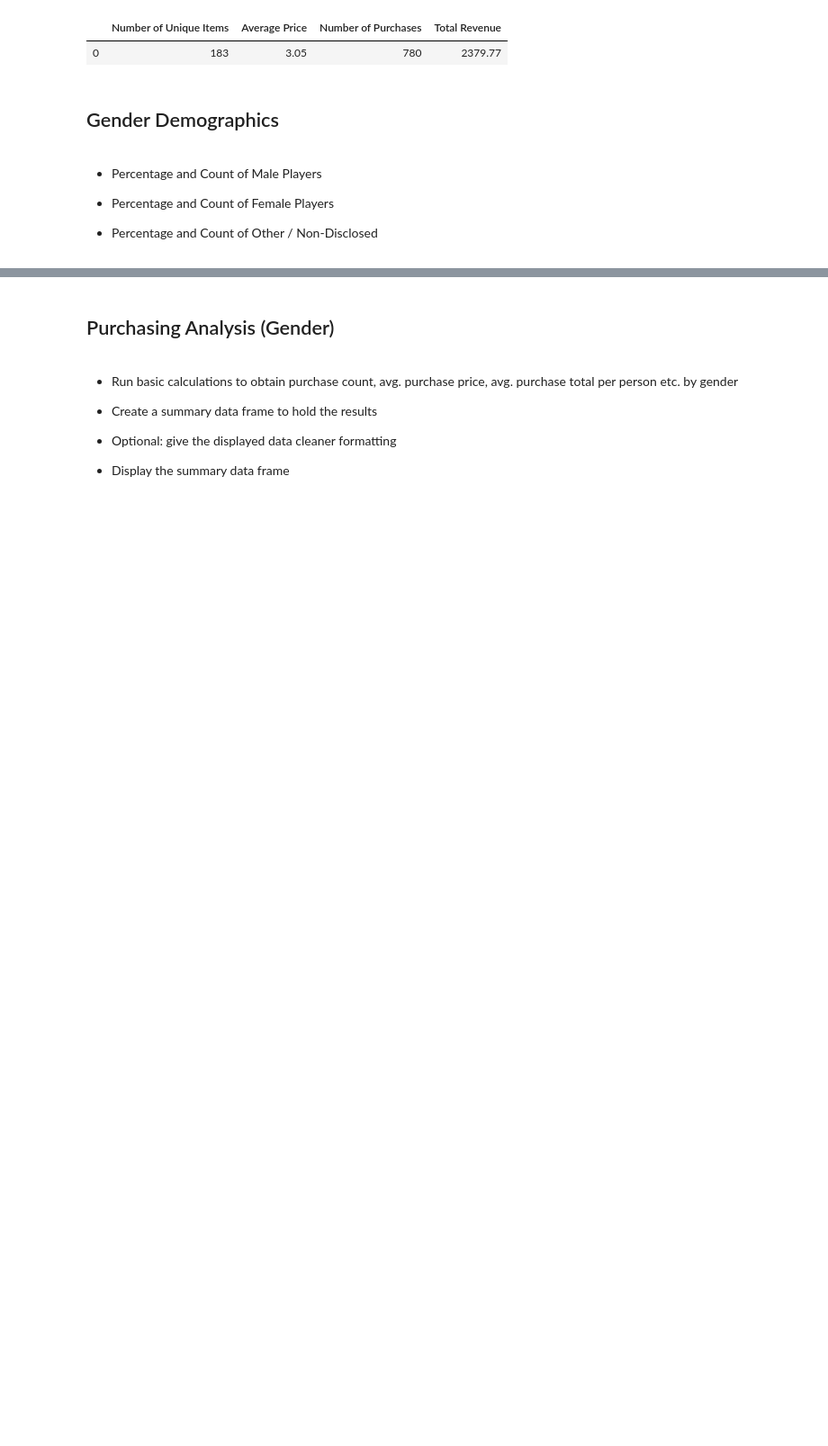
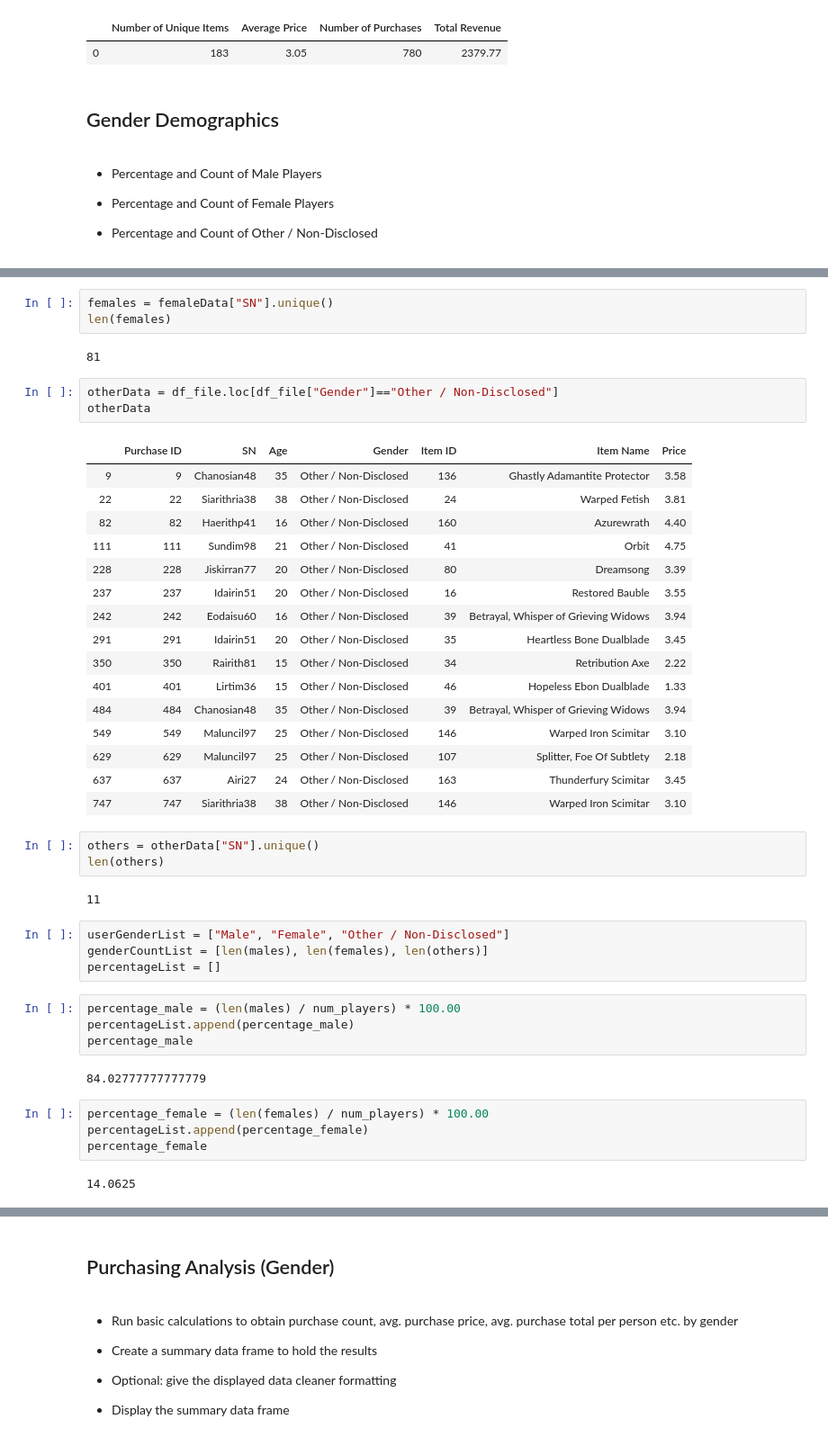
Before and after one commit to alvinochieng/pandas---challenge, a Jupyter notebook: HeroesOfPymoli/HeroesOfPymoli_starter.ipynb, the cells around one changed output, grey strips where cells are left out. Shown: that part at 90% size. Cells and saved outputs as stored; diff of their text form; blank space fills up the shorter version.

```diff
--- a/HeroesOfPymoli/HeroesOfPymoli_starter.ipynb
+++ b/HeroesOfPymoli/HeroesOfPymoli_starter.ipynb
@@ -79,0 +106,46 @@ gender_demographicsp
+# %%
+females = femaleData["SN"].unique()
+len(females)
+# %% [output]
+81
+# %%
+otherData = df_file.loc[df_file["Gender"]=="Other / Non-Disclosed"]
+otherData
+# %% [output]
+|  | Purchase ID | SN | Age | Gender | Item ID | Item Name | Price |
+| 9 | 9 | Chanosian48 | 35 | Other / Non-Disclosed | 136 | Ghastly Adamantite Protector | 3.58 |
+| 22 | 22 | Siarithria38 | 38 | Other / Non-Disclosed | 24 | Warped Fetish | 3.81 |
+| 82 | 82 | Haerithp41 | 16 | Other / Non-Disclosed | 160 | Azurewrath | 4.40 |
+| 111 | 111 | Sundim98 | 21 | Other / Non-Disclosed | 41 | Orbit | 4.75 |
+| 228 | 228 | Jiskirran77 | 20 | Other / Non-Disclosed | 80 | Dreamsong | 3.39 |
+| 237 | 237 | Idairin51 | 20 | Other / Non-Disclosed | 16 | Restored Bauble | 3.55 |
+| 242 | 242 | Eodaisu60 | 16 | Other / Non-Disclosed | 39 | Betrayal, Whisper of Grieving Widows | 3.94 |
+| 291 | 291 | Idairin51 | 20 | Other / Non-Disclosed | 35 | Heartless Bone Dualblade | 3.45 |
+| 350 | 350 | Rairith81 | 15 | Other / Non-Disclosed | 34 | Retribution Axe | 2.22 |
+| 401 | 401 | Lirtim36 | 15 | Other / Non-Disclosed | 46 | Hopeless Ebon Dualblade | 1.33 |
+| 484 | 484 | Chanosian48 | 35 | Other / Non-Disclosed | 39 | Betrayal, Whisper of Grieving Widows | 3.94 |
+| 549 | 549 | Maluncil97 | 25 | Other / Non-Disclosed | 146 | Warped Iron Scimitar | 3.10 |
+| 629 | 629 | Maluncil97 | 25 | Other / Non-Disclosed | 107 | Splitter, Foe Of Subtlety | 2.18 |
+| 637 | 637 | Airi27 | 24 | Other / Non-Disclosed | 163 | Thunderfury Scimitar | 3.45 |
+| 747 | 747 | Siarithria38 | 38 | Other / Non-Disclosed | 146 | Warped Iron Scimitar | 3.10 |
+# %%
+others = otherData["SN"].unique()
+len(others)
+# %% [output]
+11
+# %%
+userGenderList = ["Male", "Female", "Other / Non-Disclosed"]
+genderCountList = [len(males), len(females), len(others)]
+percentageList = []
+# %%
+percentage_male = (len(males) / num_players) * 100.00
+percentageList.append(percentage_male)
+percentage_male
+# %% [output]
+84.02777777777779
+# %%
+percentage_female = (len(females) / num_players) * 100.00
+percentageList.append(percentage_female)
+percentage_female
+# %% [output]
+14.0625
```
Also changed, not shown: parts of 14 cells of this notebook.
